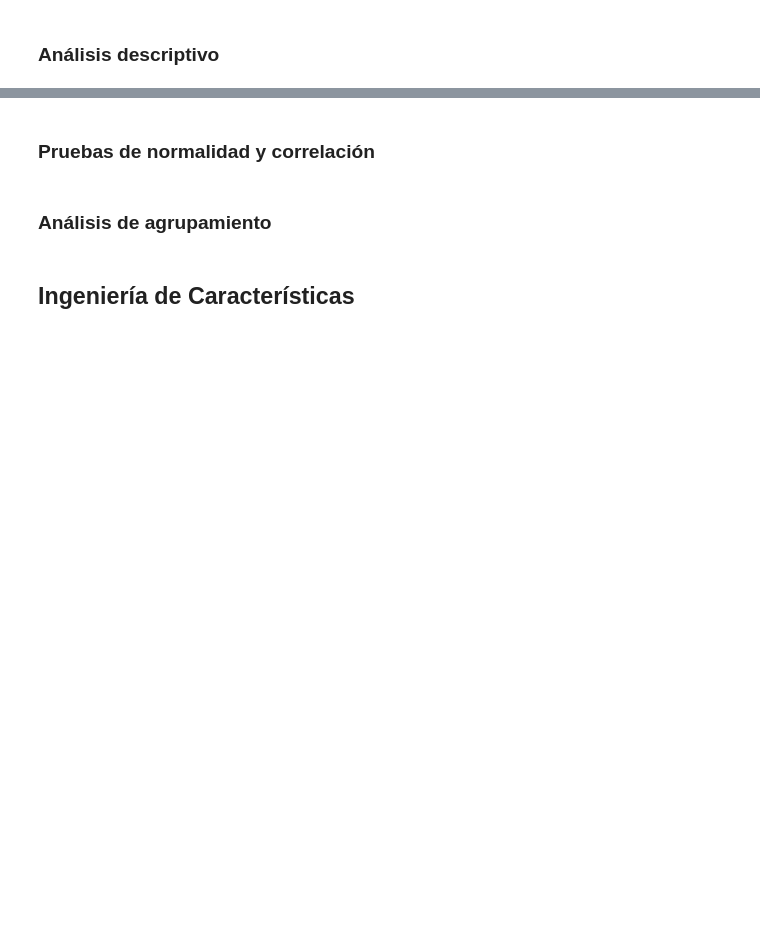
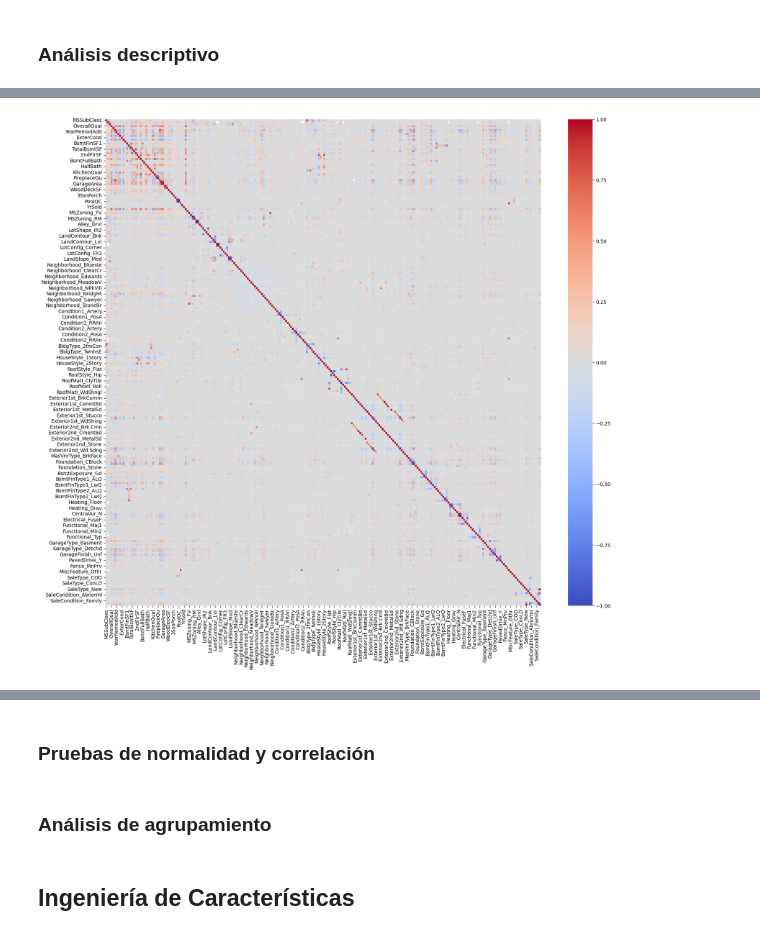
Before and after one commit to tsc221645/CC_3074_Proyecto_2, a Jupyter notebook: initial_analysis.ipynb, the cells around one changed output, grey strips where cells are left out. Drawn from its saved outputs; the diff is of its cells as text; code cells hidden in the pictures; blank space fills up the shorter version.

Commit message:
Corr Matrix & Var Select

```diff
--- a/initial_analysis.ipynb
+++ b/initial_analysis.ipynb
@@ -374,0 +378,8 @@ medidas.head(10)
+# %%
+# matriz de correlación con todas las variables estandarizadas. Poco legible y no nos dice mucho.
+correlation_matrix = df_train_standardized.corr()
+plt.figure(figsize=(20, 18))
+sns.heatmap(correlation_matrix, cmap='coolwarm')
+plt.show()
+# %% [output]
+[figure, added]
```
Also changed, not shown: parts of 7 cells of this notebook.
